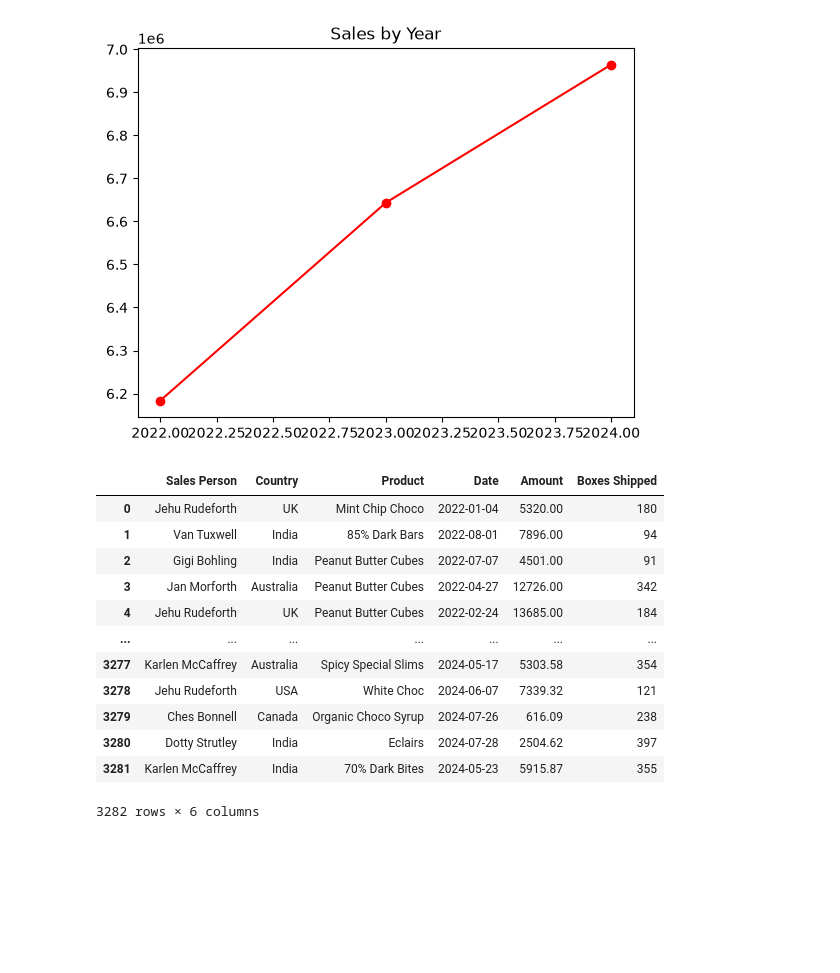
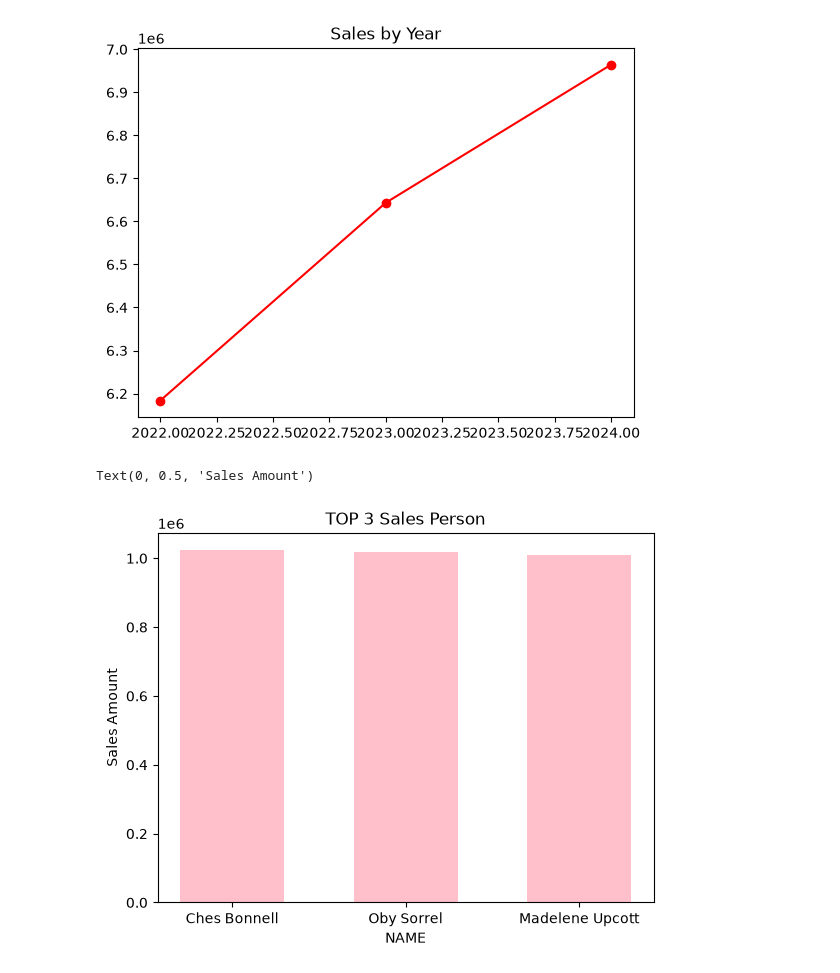
Before and after one commit to salampatel08/Chocolate_sales_analysis, a Jupyter notebook: main.ipynb, the cells around one changed output. Cells and saved outputs as stored; diff of their text form; code cells hidden in the pictures; blank space fills up the shorter version.

```diff
--- a/main.ipynb
+++ b/main.ipynb
@@ -62,4 +62,4 @@ Boxes Shipped             int64
 dtype: object
 # %%
 df["Amount"]=df["Amount"].str.replace("$","")
-df["Amount"]=pd.to_numeric(df["Amount"])
+df["Amount"]=df["Amount"].str.replace(",","")
@@ -119,18 +111,11 @@ plt.show()
 # %% [output]
 [figure]
 # %%
-df
+top_Sales_persons=df.groupby("Sales Person")["Amount"].sum().sort_values(ascending=False).head(3)
+plt.bar(top_Sales_persons.index,top_Sales_persons.values,color="Pink",width=0.6)
+plt.title("TOP 3 Sales Person")
+plt.xlabel("NAME")
+plt.ylabel("Sales Amount")
 # %% [output]
-|  | Sales Person | Country | Product | Date | Amount | Boxes Shipped |
-| 0 | Jehu Rudeforth | UK | Mint Chip Choco | 2022-01-04 | 5320.00 | 180 |
-| 1 | Van Tuxwell | India | 85% Dark Bars | 2022-08-01 | 7896.00 | 94 |
-| 2 | Gigi Bohling | India | Peanut Butter Cubes | 2022-07-07 | 4501.00 | 91 |
-| 3 | Jan Morforth | Australia | Peanut Butter Cubes | 2022-04-27 | 12726.00 | 342 |
-| 4 | Jehu Rudeforth | UK | Peanut Butter Cubes | 2022-02-24 | 13685.00 | 184 |
-| ... | ... | ... | ... | ... | ... | ... |
-| 3277 | Karlen McCaffrey | Australia | Spicy Special Slims | 2024-05-17 | 5303.58 | 354 |
-| 3278 | Jehu Rudeforth | USA | White Choc | 2024-06-07 | 7339.32 | 121 |
-| 3279 | Ches Bonnell | Canada | Organic Choco Syrup | 2024-07-26 | 616.09 | 238 |
-| 3280 | Dotty Strutley | India | Eclairs | 2024-07-28 | 2504.62 | 397 |
-| 3281 | Karlen McCaffrey | India | 70% Dark Bites | 2024-05-23 | 5915.87 | 355 |
-3282 rows × 6 columns
+Text(0, 0.5, 'Sales Amount')
+[figure, added]
```
Also changed, not shown: parts of 6 cells of this notebook, 3 other files.
